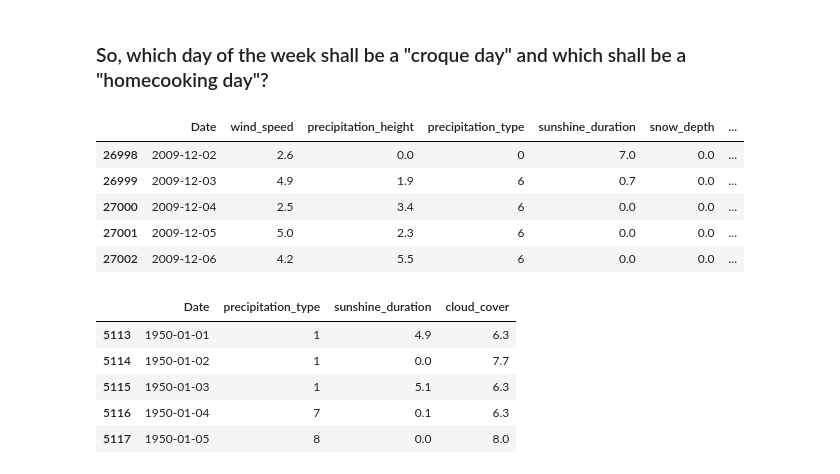
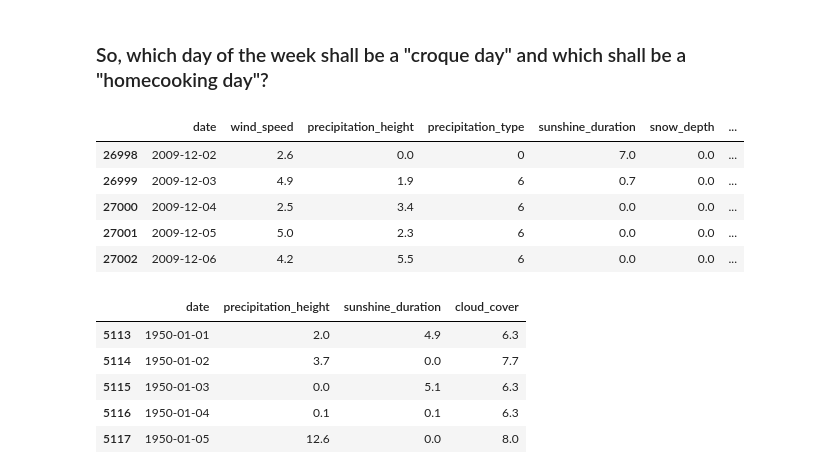
Before and after one commit to kahovka/DataProcessingPandas, a Jupyter notebook: DE_Weather_HH.ipynb, the cells around one changed output. Saved outputs shown, nothing was run; the diff lists cells and outputs as text; code cells hidden in the pictures.

```diff
--- a/DE_Weather_HH.ipynb
+++ b/DE_Weather_HH.ipynb
@@ -7,6 +25,6 @@ import numpy as np
 # %%
 data = pd.read_csv('./data/produkt_klima_tag_19360101_20181231_01975.txt', sep=';', header = 1, index_col = False,
-                  names = ['Station_ID', 'Date', 'QC_34', 'wind_gusts', 'wind_speed', 'QC_next',
+                  names = ['Station_ID', 'date', 'QC_34', 'wind_gusts', 'wind_speed', 'QC_next',
                            'precipitation_height', 'precipitation_type', 'sunshine_duration', 'snow_depth',
                            'cloud_cover', 'vapour_pressure', 'atm_pressure', 'temp_mean', 'rh', 'temp_max',
                            'temp_min', 'temp_min_ground', 'eor'])
@@ -109,4 +151,4 @@ Name: Date, dtype: object
 # %%
-data['Date'] = data['Date'].apply(lambda x :datetime.strptime(str(x), '%Y%m%d').date())
+data['date'] = data['date'].apply(lambda x :datetime.strptime(str(x), '%Y%m%d').date())
 data.head()
 # %% [output]
@@ -242,22 +289,22 @@ data.describe(include = ['int64'])
 # %% [markdown]
 ### So, which day of the week shall be a "croque day" and which shall be  a "homecooking day"?
 # %%
-data[data.Date > datetime(2009, 12, 1, 20, 0).date()].head()
+data[data.date > datetime(2009, 12, 1, 20, 0).date()].head()
 # %% [output]
-|  | Date | wind_speed | precipitation_height | precipitation_type | sunshine_duration | snow_depth | ... |
+|  | date | wind_speed | precipitation_height | precipitation_type | sunshine_duration | snow_depth | ... |
 | 26998 | 2009-12-02 | 2.6 | 0.0 | 0 | 7.0 | 0.0 | ... |
 | 26999 | 2009-12-03 | 4.9 | 1.9 | 6 | 0.7 | 0.0 | ... |
 | 27000 | 2009-12-04 | 2.5 | 3.4 | 6 | 0.0 | 0.0 | ... |
 | 27001 | 2009-12-05 | 5.0 | 2.3 | 6 | 0.0 | 0.0 | ... |
 | 27002 | 2009-12-06 | 4.2 | 5.5 | 6 | 0.0 | 0.0 | ... |
 # %%
-data = data[['Date', 'precipitation_type', 'sunshine_duration', 'cloud_cover']]
+data = data[['date', 'precipitation_height', 'sunshine_duration', 'cloud_cover']]
 data.head()
 # %% [output]
-|  | Date | precipitation_type | sunshine_duration | cloud_cover |
-| 5113 | 1950-01-01 | 1 | 4.9 | 6.3 |
-| 5114 | 1950-01-02 | 1 | 0.0 | 7.7 |
-| 5115 | 1950-01-03 | 1 | 5.1 | 6.3 |
-| 5116 | 1950-01-04 | 7 | 0.1 | 6.3 |
-| 5117 | 1950-01-05 | 8 | 0.0 | 8.0 |
+|  | date | precipitation_height | sunshine_duration | cloud_cover |
+| 5113 | 1950-01-01 | 2.0 | 4.9 | 6.3 |
+| 5114 | 1950-01-02 | 3.7 | 0.0 | 7.7 |
+| 5115 | 1950-01-03 | 0.0 | 5.1 | 6.3 |
+| 5116 | 1950-01-04 | 0.1 | 0.1 | 6.3 |
+| 5117 | 1950-01-05 | 12.6 | 0.0 | 8.0 |
 # %%
```
Also changed, not shown: parts of 41 cells of this notebook, 1 other file.
